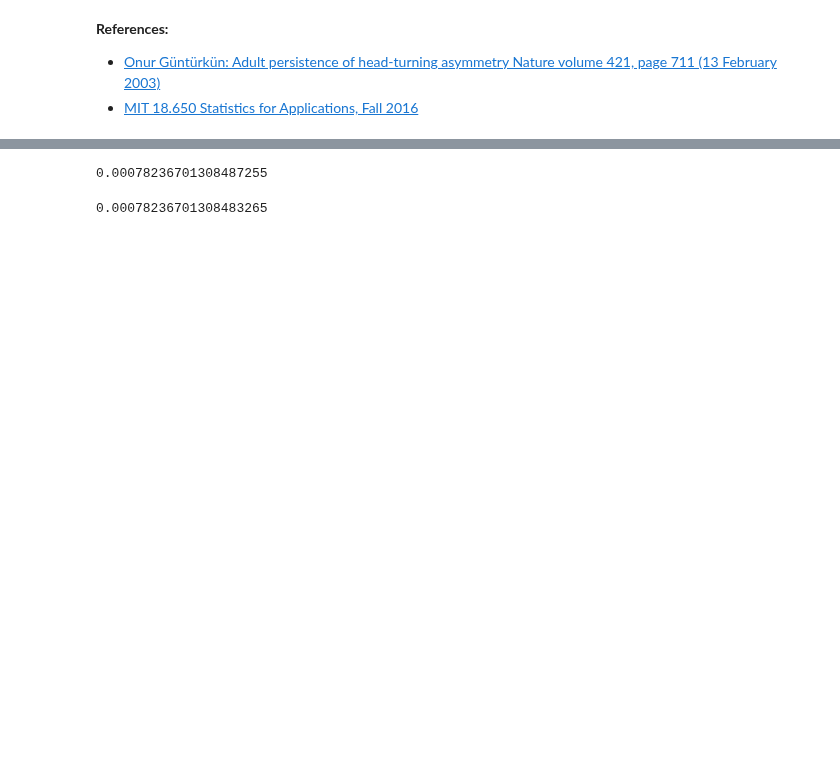
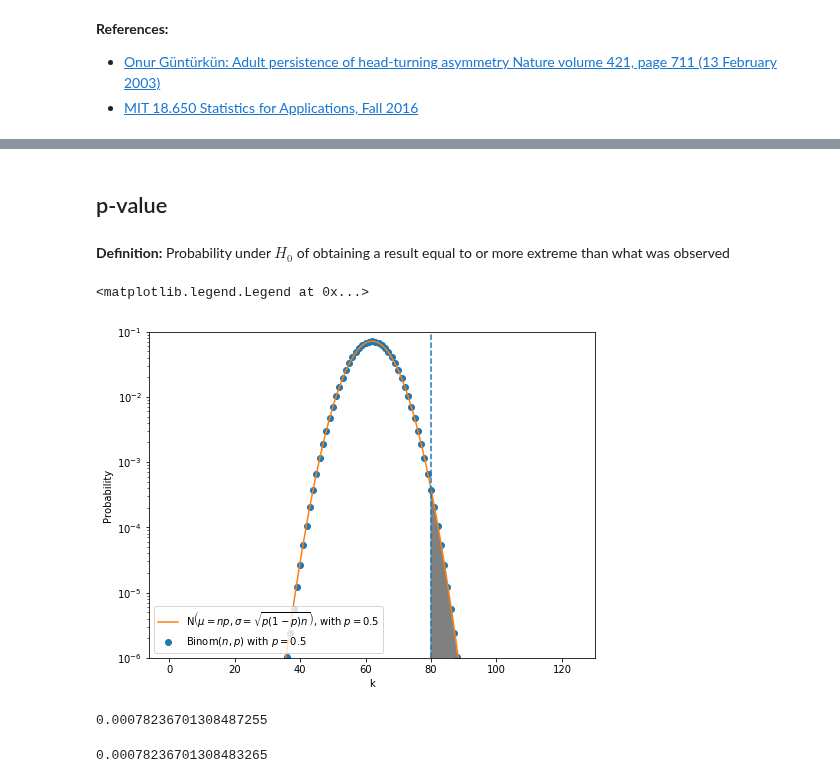
Before and after one commit to denglert/statistics-sandbox, a Jupyter notebook: hypothesis_testing/Head-turning_asymmetry.ipynb, the cells around one changed output, grey strips where cells are left out. Saved outputs shown, nothing was run; the diff lists cells and outputs as text; code cells hidden in the pictures; blank space fills up the shorter version.

```diff
--- a/hypothesis_testing/Head-turning_asymmetry.ipynb
+++ b/hypothesis_testing/Head-turning_asymmetry.ipynb
@@ -38,3 +75,22 @@ a.set_ylim(1e-6,1e-1)
+# %% [markdown]
+## p-value
+# %% [markdown]
+**Definition:**
+Probability under $H_{0}$ of obtaining a result equal to or more extreme than what was observed
+# %%
+f,a = plt.subplots(figsize=(8,6))
+a.scatter(ks,ps, label='Binom$(n,p)$ with $p=0.5$')
+a.plot(x,p_norm,c='C1',label=r'N$\left(\mu=n p,\sigma = \sqrt{p(1-p)n}\right)$, with $p=0.5$')
+a.set_xlabel('k')
+a.set_ylabel('Probability')
+a.set_yscale('log')
+a.fill_between(ks,ps,where=((ps>=0) & (ks>=80)), color='grey')
+a.axvline(80,linestyle='--')
+a.set_ylim(1e-6,1e-1)
+a.legend()
+# %% [output]
+<matplotlib.legend.Legend at 0x...>
+[figure, added]
 # %%
 pval = 1.0 - scipy.stats.binom.cdf(k=n_right-1, n=n_all, p=0.5)
 pval
```
Also changed, not shown: parts of 27 cells of this notebook.
